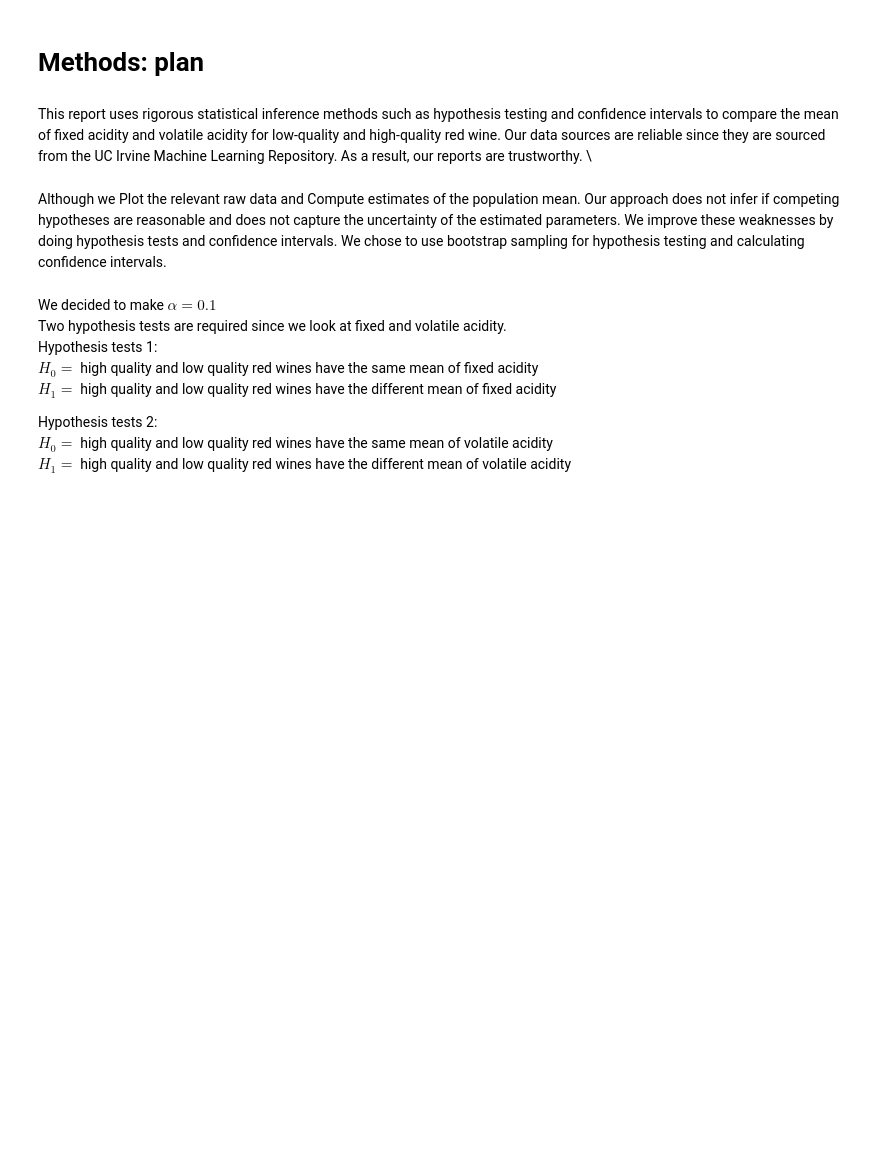
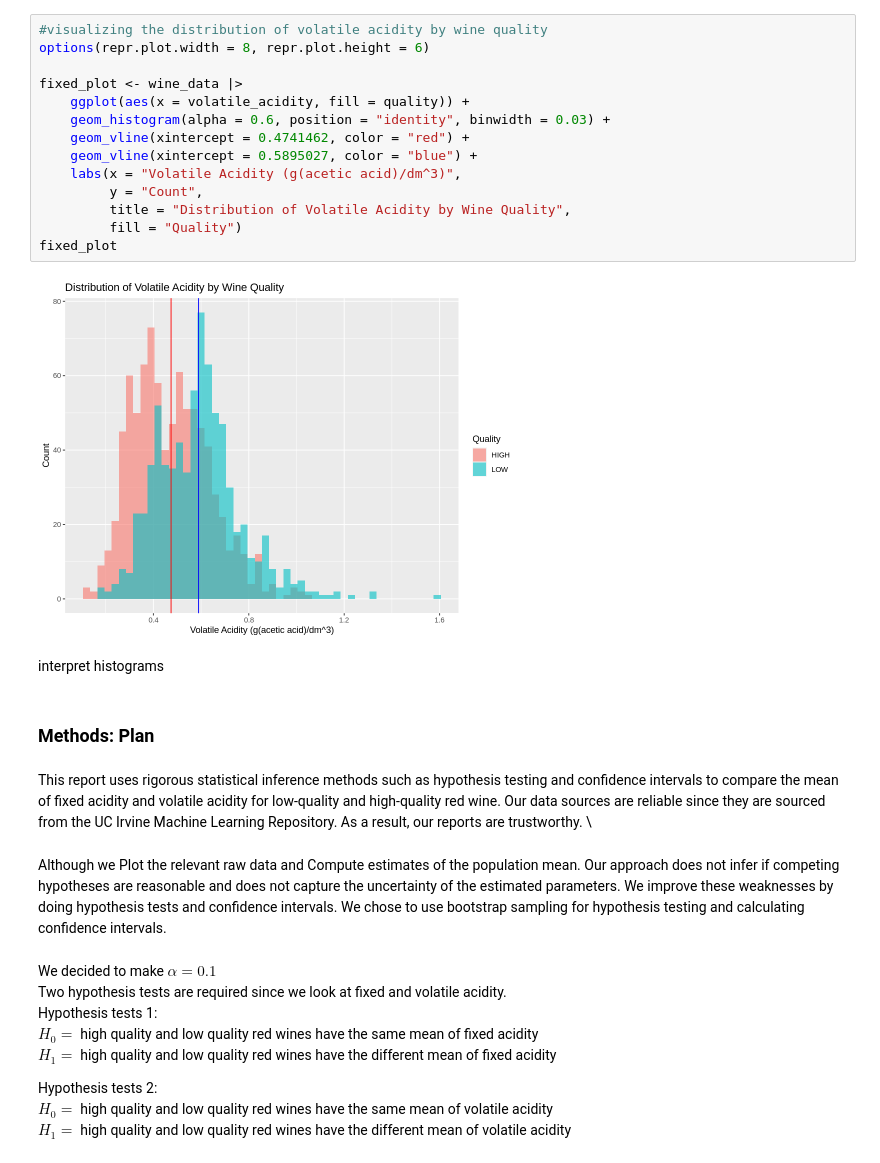
Before and after one commit to aleong2004/Wine-Composition, a Jupyter notebook: Proposal.ipynb, the cells around one changed output. Cells and saved outputs as stored; diff of their text form; blank space fills up the shorter version.

```diff
--- a/Proposal.ipynb
+++ b/Proposal.ipynb
@@ -34,5 +168,23 @@ library(tidyverse)
+# %%
+#visualizing the distribution of volatile acidity by wine quality
+options(repr.plot.width = 8, repr.plot.height = 6)
+
+fixed_plot <- wine_data |>
+    ggplot(aes(x = volatile_acidity, fill = quality)) +
+    geom_histogram(alpha = 0.6, position = "identity", binwidth = 0.03) +
+    geom_vline(xintercept = 0.4741462, color = "red") +
+    geom_vline(xintercept = 0.5895027, color = "blue") +
+    labs(x = "Volatile Acidity (g(acetic acid)/dm^3)",
+         y = "Count",
+         title = "Distribution of Volatile Acidity by Wine Quality",
+         fill = "Quality")
+fixed_plot
+# %% [output]
+[figure, added]
+# %% [markdown]
+interpret histograms
 # %% [markdown]
-# Methods: plan
+### Methods: Plan
 # %% [markdown]
 This report uses rigorous statistical inference methods such as hypothesis testing and confidence intervals to compare the mean of fixed acidity and volatile acidity for low-quality and high-quality red wine. Our data sources are reliable since they are sourced from the UC Irvine Machine Learning Repository. As a result, our reports are trustworthy. \
 # %% [markdown]
```
Also changed, not shown: parts of 19 cells of this notebook.
